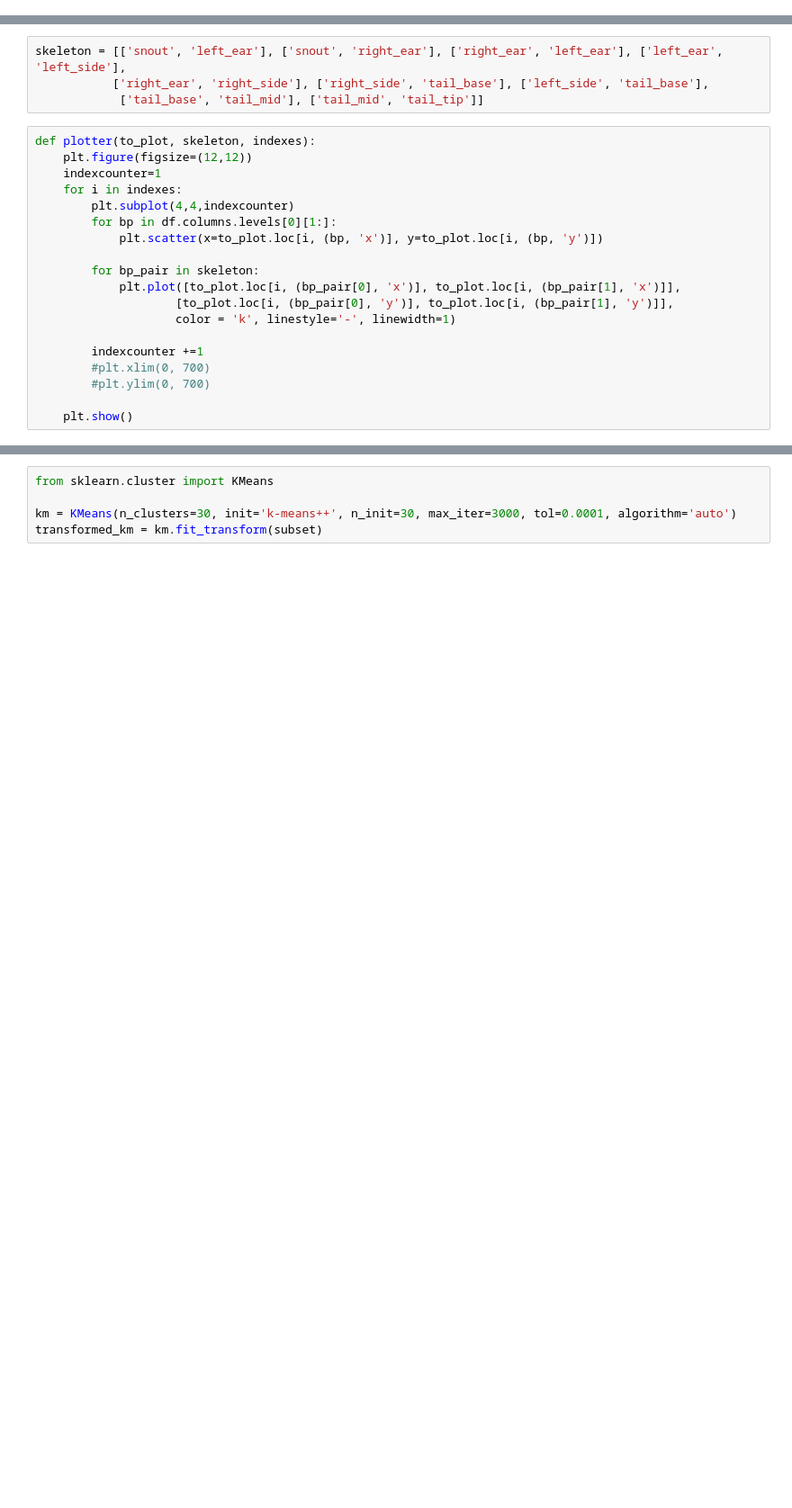
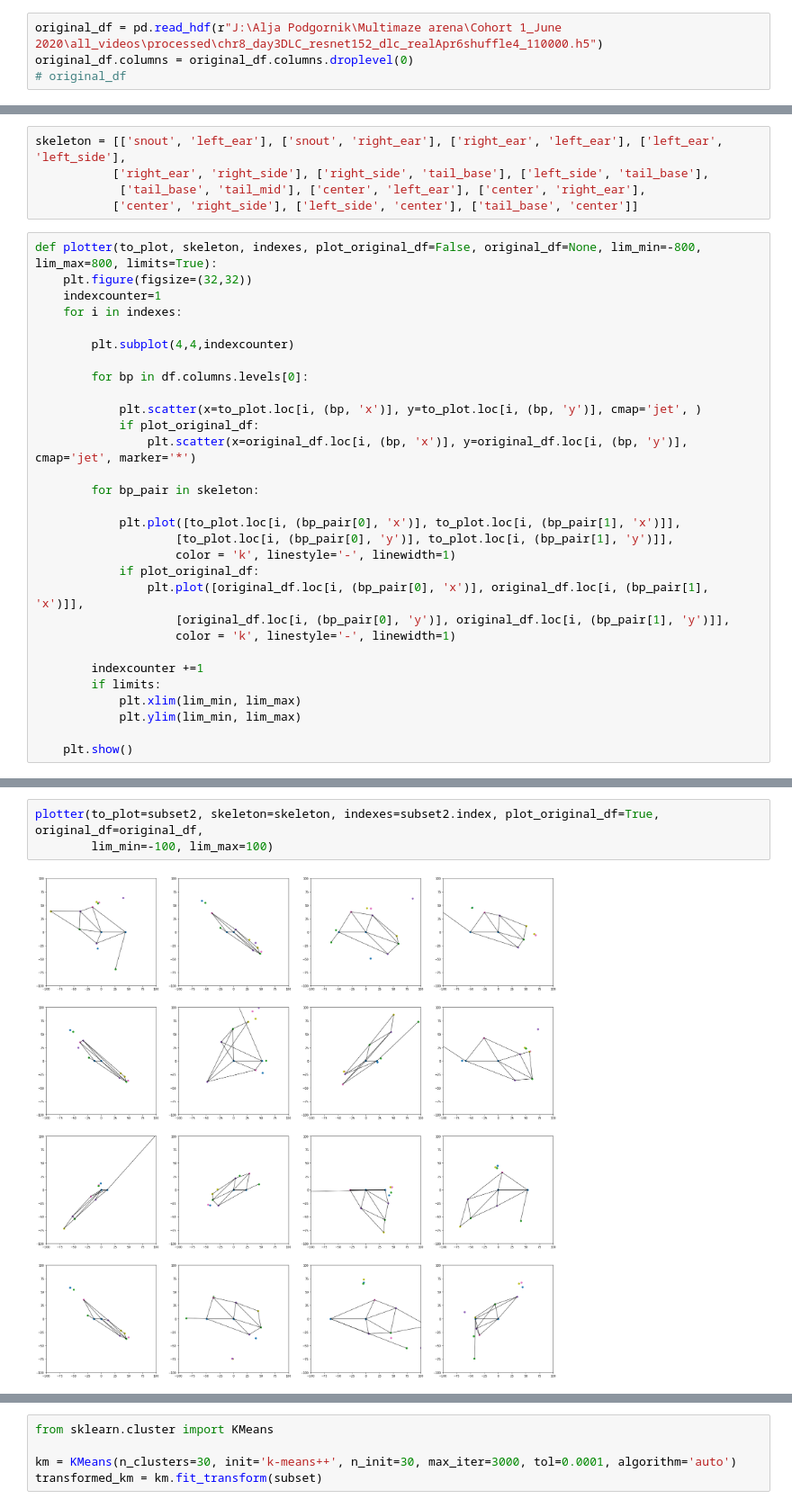
Before and after one commit to Gogolla-Lab/eMotion, a Jupyter notebook: unused_code/analysis_egocentric.ipynb, the cells around one changed output, grey strips where cells are left out. Shown at 90% size. Saved outputs shown, nothing was run; the diff lists cells and outputs as text; blank space fills up the shorter version.

```diff
--- a/unused_code/analysis_egocentric.ipynb
+++ b/unused_code/analysis_egocentric.ipynb
@@ -45,0 +22,4 @@ FrozenList([['bodyparts', 'center', 'left_ear', 'left_side', 'paw_f_left', 'paw_
+# %%
+original_df = pd.read_hdf(r"J:\Alja Podgornik\Multimaze arena\Cohort 1_June 2020\all_videos\processed\chr8_day3DLC_resnet152_dlc_realApr6shuffle4_110000.h5")
+original_df.columns = original_df.columns.droplevel(0)
+# original_df
@@ -46,23 +89,35 @@ FrozenList([['bodyparts', 'center', 'left_ear', 'left_side', 'paw_f_left', 'paw_
 # %%
 skeleton = [['snout', 'left_ear'], ['snout', 'right_ear'], ['right_ear', 'left_ear'], ['left_ear', 'left_side'],
            ['right_ear', 'right_side'], ['right_side', 'tail_base'], ['left_side', 'tail_base'],
-            ['tail_base', 'tail_mid'], ['tail_mid', 'tail_tip']]
+            ['tail_base', 'tail_mid'], ['center', 'left_ear'], ['center', 'right_ear'],
+           ['center', 'right_side'], ['left_side', 'center'], ['tail_base', 'center']]
 # %%
-def plotter(to_plot, skeleton, indexes):
-    plt.figure(figsize=(12,12))
+def plotter(to_plot, skeleton, indexes, plot_original_df=False, original_df=None, lim_min=-800, lim_max=800, limits=True):
+    plt.figure(figsize=(32,32))
     indexcounter=1
     for i in indexes:
+
         plt.subplot(4,4,indexcounter)
-        for bp in df.columns.levels[0][1:]:
-            plt.scatter(x=to_plot.loc[i, (bp, 'x')], y=to_plot.loc[i, (bp, 'y')])
+
+        for bp in df.columns.levels[0]:
+
+            plt.scatter(x=to_plot.loc[i, (bp, 'x')], y=to_plot.loc[i, (bp, 'y')], cmap='jet', )
+            if plot_original_df:
+                plt.scatter(x=original_df.loc[i, (bp, 'x')], y=original_df.loc[i, (bp, 'y')], cmap='jet', marker='*')
 
         for bp_pair in skeleton:
+
             plt.plot([to_plot.loc[i, (bp_pair[0], 'x')], to_plot.loc[i, (bp_pair[1], 'x')]],
                     [to_plot.loc[i, (bp_pair[0], 'y')], to_plot.loc[i, (bp_pair[1], 'y')]],
                     color = 'k', linestyle='-', linewidth=1)
+            if plot_original_df:
+                plt.plot([original_df.loc[i, (bp_pair[0], 'x')], original_df.loc[i, (bp_pair[1], 'x')]],
+                    [original_df.loc[i, (bp_pair[0], 'y')], original_df.loc[i, (bp_pair[1], 'y')]],
+                    color = 'k', linestyle='-', linewidth=1)
 
         indexcounter +=1
-        #plt.xlim(0, 700)
-        #plt.ylim(0, 700)
+        if limits:
+            plt.xlim(lim_min, lim_max)
+            plt.ylim(lim_min, lim_max)
 
     plt.show()
@@ -74,0 +130,5 @@ subset = df.sample(n=1000)
+# %%
+plotter(to_plot=subset2, skeleton=skeleton, indexes=subset2.index, plot_original_df=True, original_df=original_df,
+        lim_min=-100, lim_max=100)
+# %% [output]
+[figure, added]
```
Also changed, not shown: parts of 41 cells of this notebook, 3 other files.
